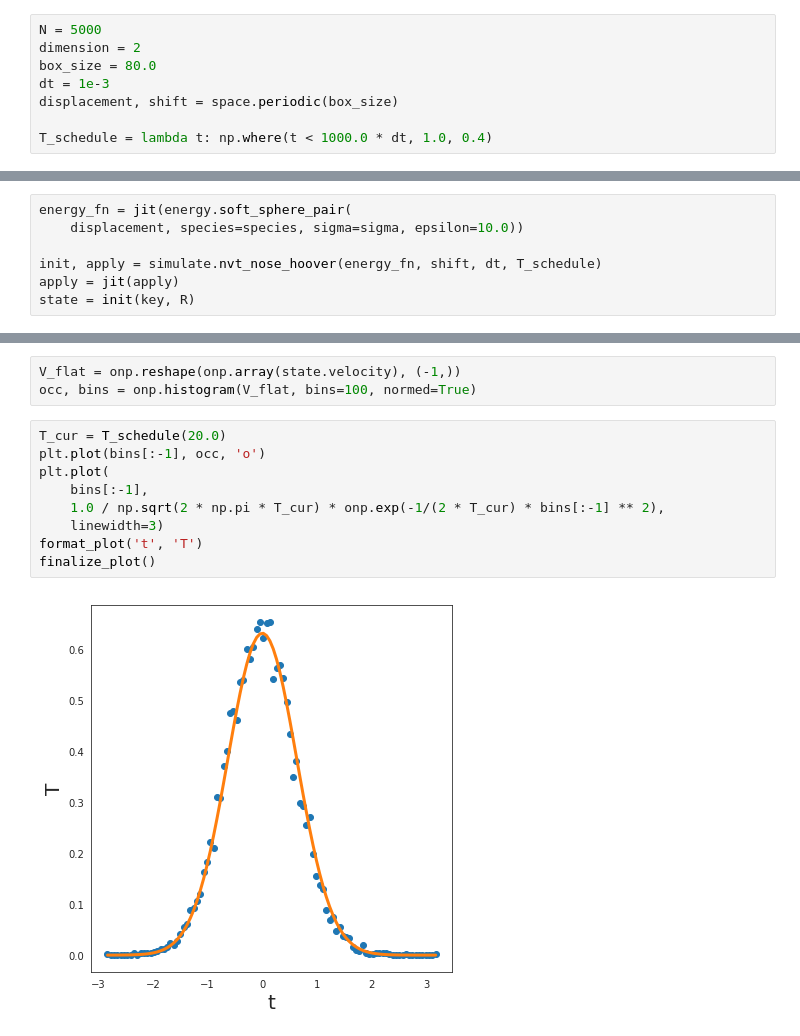
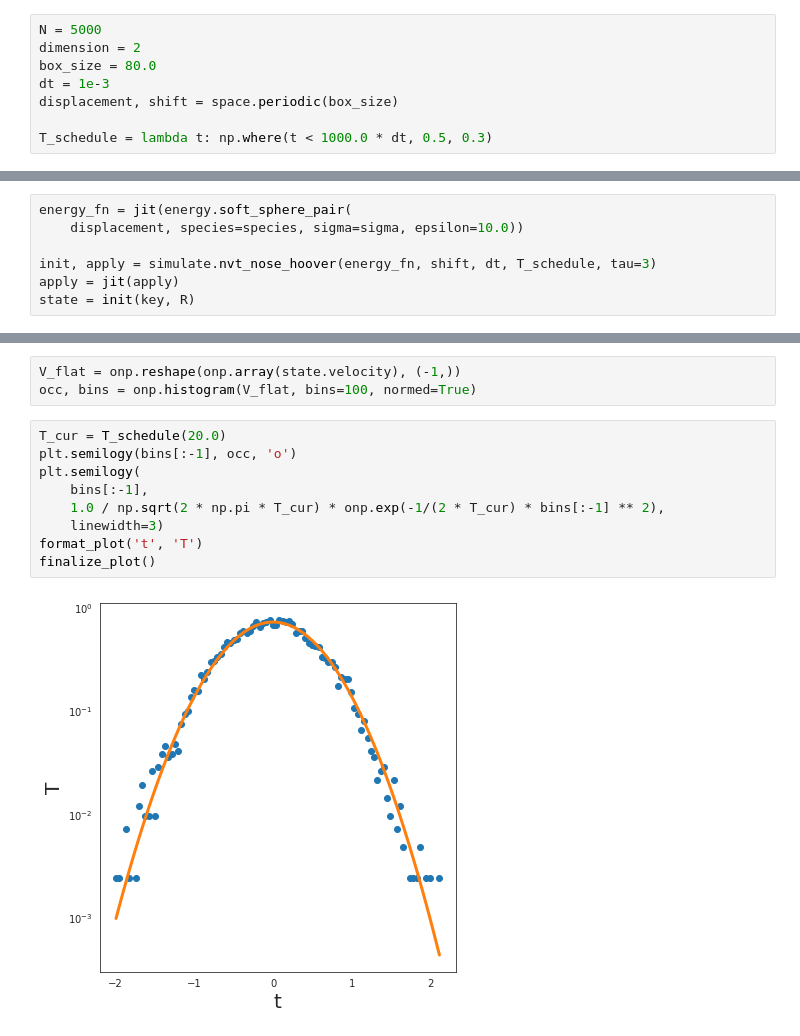
Before and after one commit to jax-md/jax-md, a Jupyter notebook: notebooks/nvt_simulation.ipynb, the cells around one changed output, grey strips where cells are left out. Saved outputs shown, nothing was run; the diff lists cells and outputs as text.

```diff
--- a/notebooks/nvt_simulation.ipynb
+++ b/notebooks/nvt_simulation.ipynb
@@ -47,7 +43,7 @@ box_size = 80.0
 dt = 1e-3
 displacement, shift = space.periodic(box_size)
 
-T_schedule = lambda t: np.where(t < 1000.0 * dt, 1.0, 0.4)
+T_schedule = lambda t: np.where(t < 1000.0 * dt, 0.5, 0.3)
 # %% [markdown]
 Next we need to generate some random positions as well as particle sizes.
 # %%
@@ -68,7 +64,7 @@ Then we need to construct our simulation operators.
 energy_fn = jit(energy.soft_sphere_pair(
     displacement, species=species, sigma=sigma, epsilon=10.0))
 
-init, apply = simulate.nvt_nose_hoover(energy_fn, shift, dt, T_schedule)
+init, apply = simulate.nvt_nose_hoover(energy_fn, shift, dt, T_schedule, tau=3)
 apply = jit(apply)
 state = init(key, R)
 # %% [markdown]
@@ -172,12 +168,12 @@ V_flat = onp.reshape(onp.array(state.velocity), (-1,))
 occ, bins = onp.histogram(V_flat, bins=100, normed=True)
 # %%
 T_cur = T_schedule(20.0)
-plt.plot(bins[:-1], occ, 'o')
-plt.plot(
+plt.semilogy(bins[:-1], occ, 'o')
+plt.semilogy(
     bins[:-1],
     1.0 / np.sqrt(2 * np.pi * T_cur) * onp.exp(-1/(2 * T_cur) * bins[:-1] ** 2),
     linewidth=3)
 format_plot('t', 'T')
 finalize_plot()
 # %% [output]
-[figure, old version]
+[figure, new version]
```
Also changed, not shown: parts of 10 cells of this notebook.
